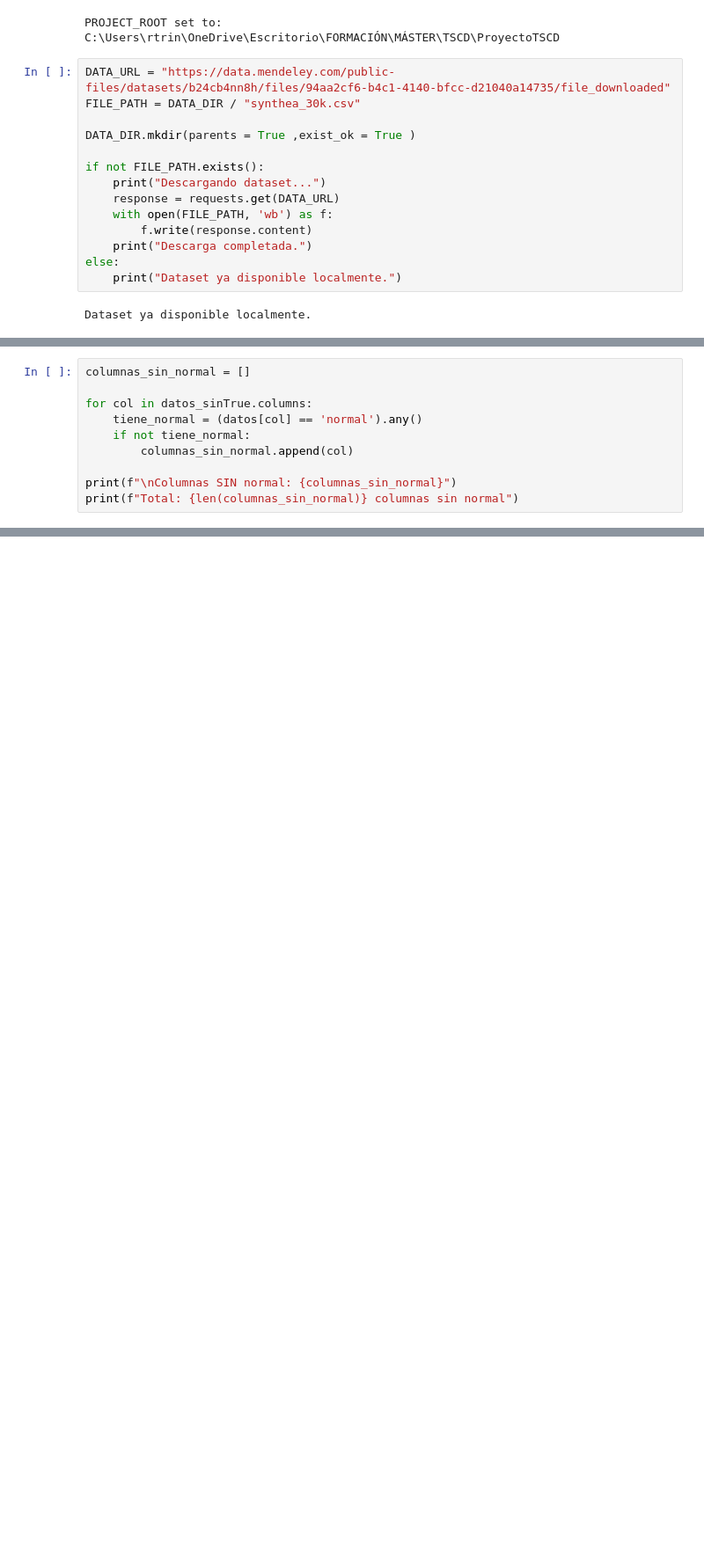
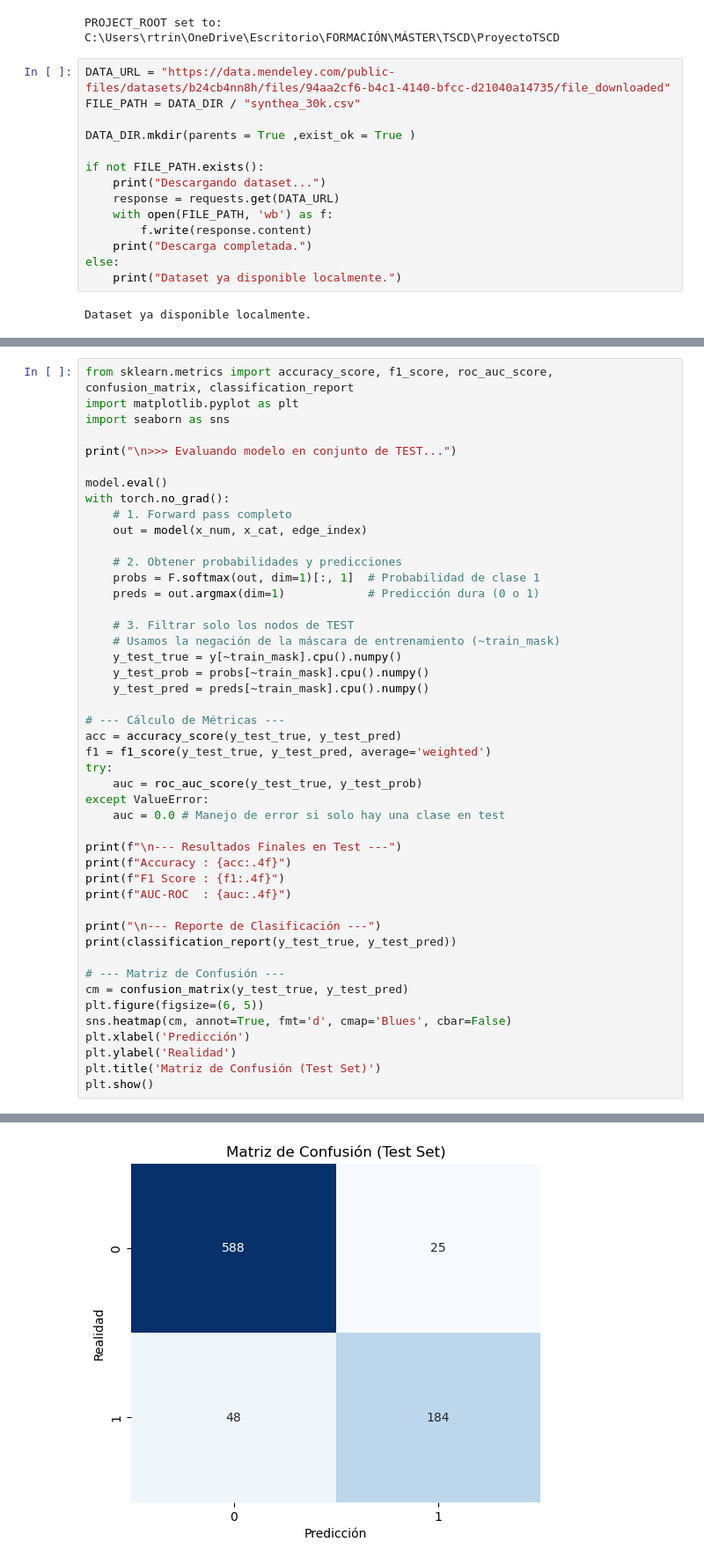
Before and after one commit to ramontr025/ProyectoTSCD, a Jupyter notebook: notebooks/Untitled-1.ipynb, the cells around one changed output, grey strips where cells are left out. Shown at 88% size. Drawn from its saved outputs; the diff is of its cells as text; blank space fills up the shorter version.

```diff
--- a/notebooks/Untitled-1.ipynb
+++ b/notebooks/Untitled-1.ipynb
@@ -98,10 +31,0 @@ datos_cat.head()
-# %%
-columnas_sin_normal = []
-
-for col in datos_sinTrue.columns:
-    tiene_normal = (datos[col] == 'normal').any()
-    if not tiene_normal:
-        columnas_sin_normal.append(col)
-
-print(f"\nColumnas SIN normal: {columnas_sin_normal}")
-print(f"Total: {len(columnas_sin_normal)} columnas sin normal")
@@ -275,0 +242,47 @@ print("¡Listo! Se han generado 'neo4j_pacientes.csv' y 'neo4j_relaciones.csv'")
+# %%
+from sklearn.metrics import accuracy_score, f1_score, roc_auc_score, confusion_matrix, classification_report
+import matplotlib.pyplot as plt
+import seaborn as sns
+
+print("\n>>> Evaluando modelo en conjunto de TEST...")
+
+model.eval()
+with torch.no_grad():
+    # 1. Forward pass completo
+    out = model(x_num, x_cat, edge_index)
+
+    # 2. Obtener probabilidades y predicciones
+    probs = F.softmax(out, dim=1)[:, 1]  # Probabilidad de clase 1
+    preds = out.argmax(dim=1)            # Predicción dura (0 o 1)
+
+    # 3. Filtrar solo los nodos de TEST
+    # Usamos la negación de la máscara de entrenamiento (~train_mask)
+    y_test_true = y[~train_mask].cpu().numpy()
+    y_test_prob = probs[~train_mask].cpu().numpy()
+    y_test_pred = preds[~train_mask].cpu().numpy()
+
+# --- Cálculo de Métricas ---
+acc = accuracy_score(y_test_true, y_test_pred)
+f1 = f1_score(y_test_true, y_test_pred, average='weighted')
+try:
+    auc = roc_auc_score(y_test_true, y_test_prob)
+except ValueError:
+    auc = 0.0 # Manejo de error si solo hay una clase en test
+
+print(f"\n--- Resultados Finales en Test ---")
+print(f"Accuracy : {acc:.4f}")
+print(f"F1 Score : {f1:.4f}")
+print(f"AUC-ROC  : {auc:.4f}")
+
+print("\n--- Reporte de Clasificación ---")
+print(classification_report(y_test_true, y_test_pred))
+
+# --- Matriz de Confusión ---
+cm = confusion_matrix(y_test_true, y_test_pred)
+plt.figure(figsize=(6, 5))
+sns.heatmap(cm, annot=True, fmt='d', cmap='Blues', cbar=False)
+plt.xlabel('Predicción')
+plt.ylabel('Realidad')
+plt.title('Matriz de Confusión (Test Set)')
+plt.show()
+# %% [output]
@@ -275,0 +305 @@ print("¡Listo! Se han generado 'neo4j_pacientes.csv' y 'neo4j_relaciones.csv'")
+[figure, added]
```
Also changed, not shown: parts of 26 cells of this notebook, 3 other files.
